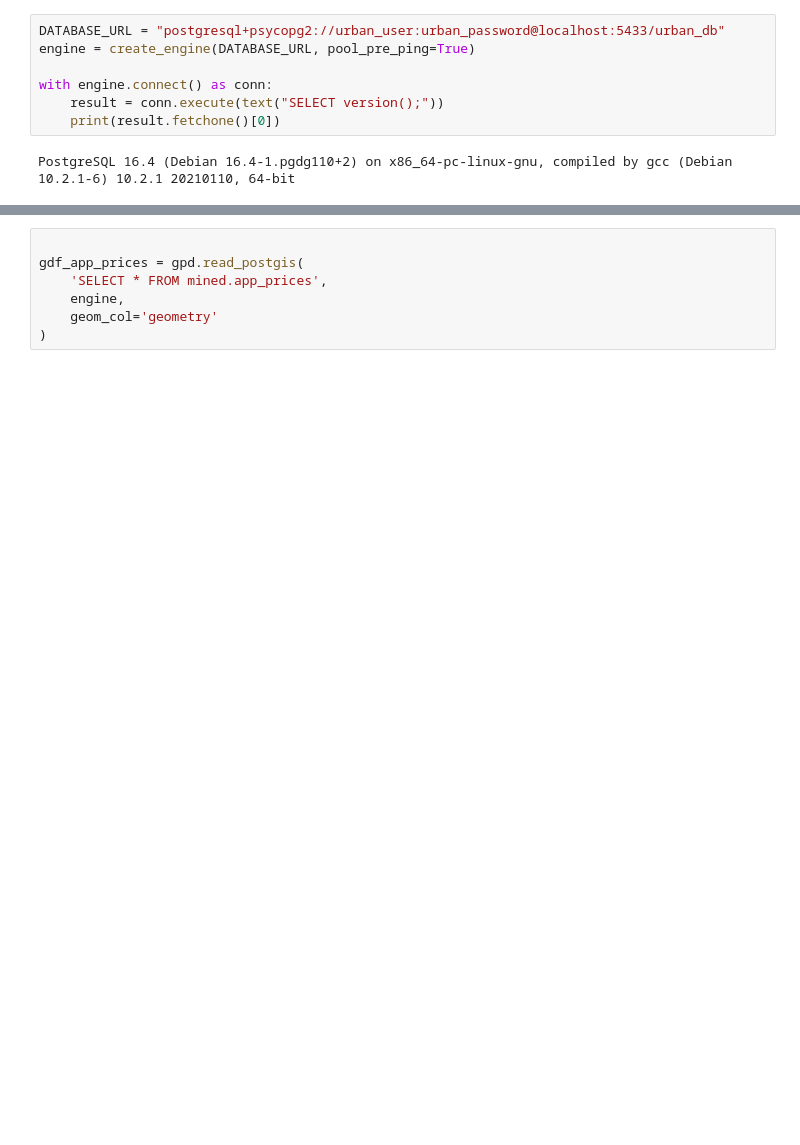
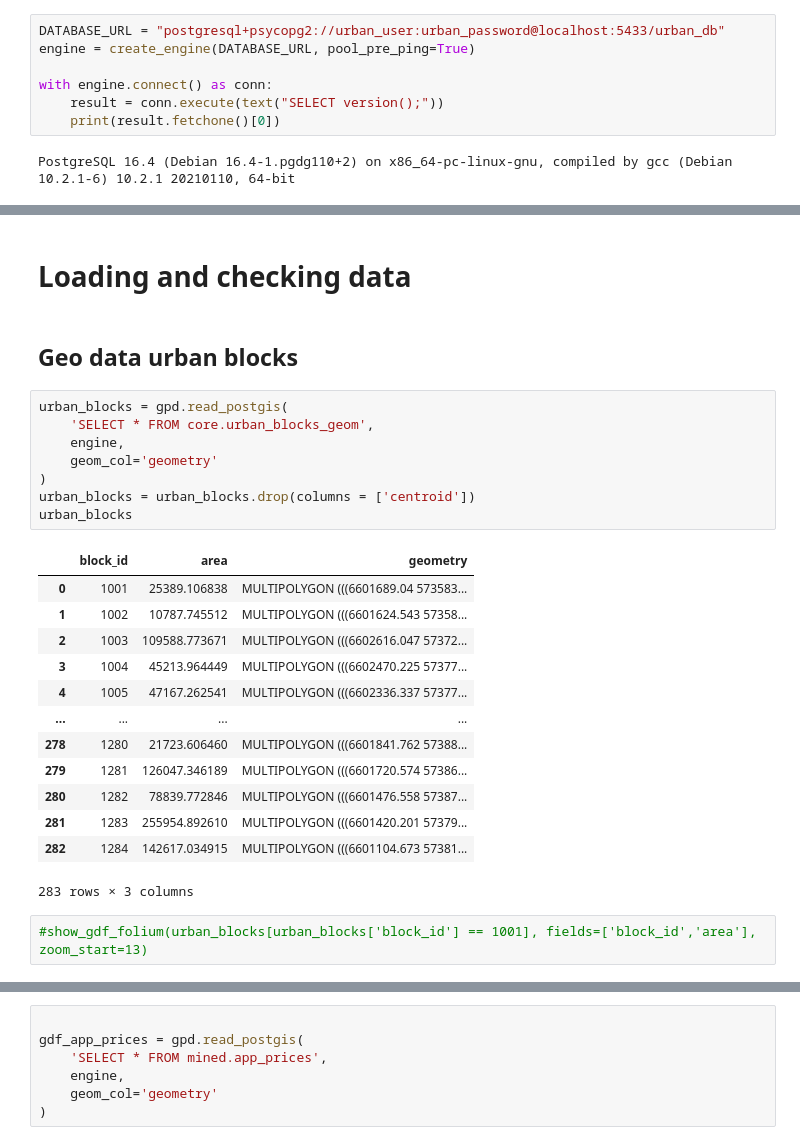
Before and after one commit to Andrew10MAIN/urban_regeneration_platform, a Jupyter notebook: experiments/notebooks/test_db_connection.ipynb, the cells around one changed output, grey strips where cells are left out. Drawn from its saved outputs; the diff is of its cells as text; blank space fills up the shorter version.

```diff
--- a/experiments/notebooks/test_db_connection.ipynb
+++ b/experiments/notebooks/test_db_connection.ipynb
@@ -150,0 +332,28 @@ dfmeta
+# %% [markdown]
+# Loading and checking data
+# %% [markdown]
+## Geo data urban blocks
+# %%
+urban_blocks = gpd.read_postgis(
+    'SELECT * FROM core.urban_blocks_geom',
+    engine,
+    geom_col='geometry'
+)
+urban_blocks = urban_blocks.drop(columns = ['centroid'])
+urban_blocks
+# %% [output]
+|  | block_id | area | geometry |
+| 0 | 1001 | 25389.106838 | MULTIPOLYGON (((6601689.04 573583... |
+| 1 | 1002 | 10787.745512 | MULTIPOLYGON (((6601624.543 57358... |
+| 2 | 1003 | 109588.773671 | MULTIPOLYGON (((6602616.047 57372... |
+| 3 | 1004 | 45213.964449 | MULTIPOLYGON (((6602470.225 57377... |
+| 4 | 1005 | 47167.262541 | MULTIPOLYGON (((6602336.337 57377... |
+| ... | ... | ... | ... |
+| 278 | 1280 | 21723.606460 | MULTIPOLYGON (((6601841.762 57388... |
+| 279 | 1281 | 126047.346189 | MULTIPOLYGON (((6601720.574 57386... |
+| 280 | 1282 | 78839.772846 | MULTIPOLYGON (((6601476.558 57387... |
+| 281 | 1283 | 255954.892610 | MULTIPOLYGON (((6601420.201 57379... |
+| 282 | 1284 | 142617.034915 | MULTIPOLYGON (((6601104.673 57381... |
+283 rows × 3 columns
+# %%
+#show_gdf_folium(urban_blocks[urban_blocks['block_id'] == 1001], fields=['block_id','area'], zoom_start=13)
```
Also changed, not shown: parts of 63 cells of this notebook, 9 other files.
